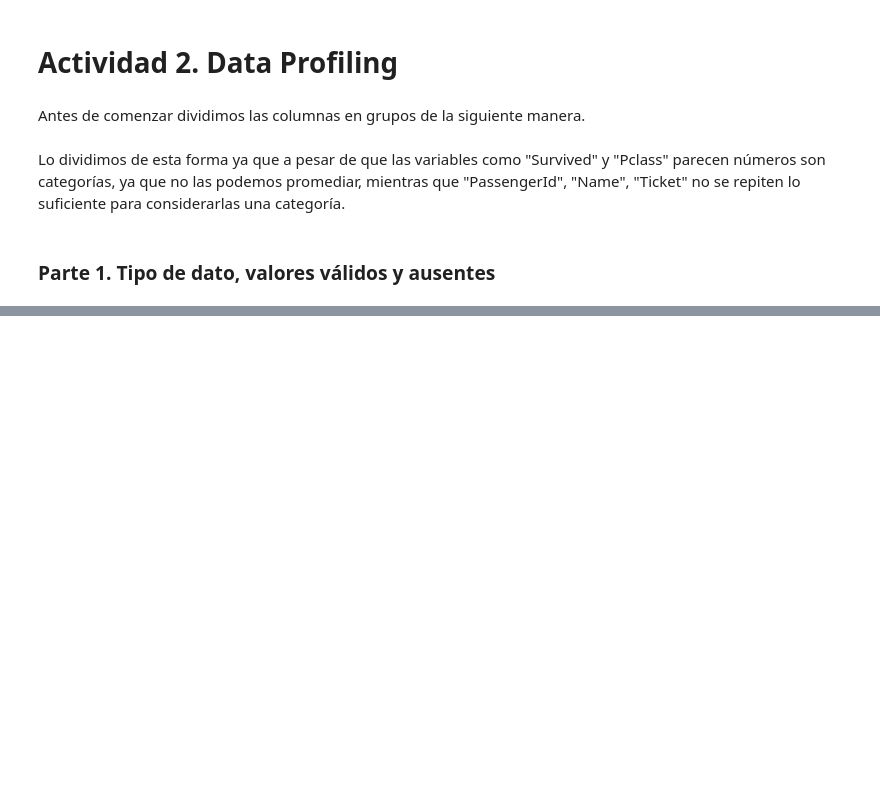
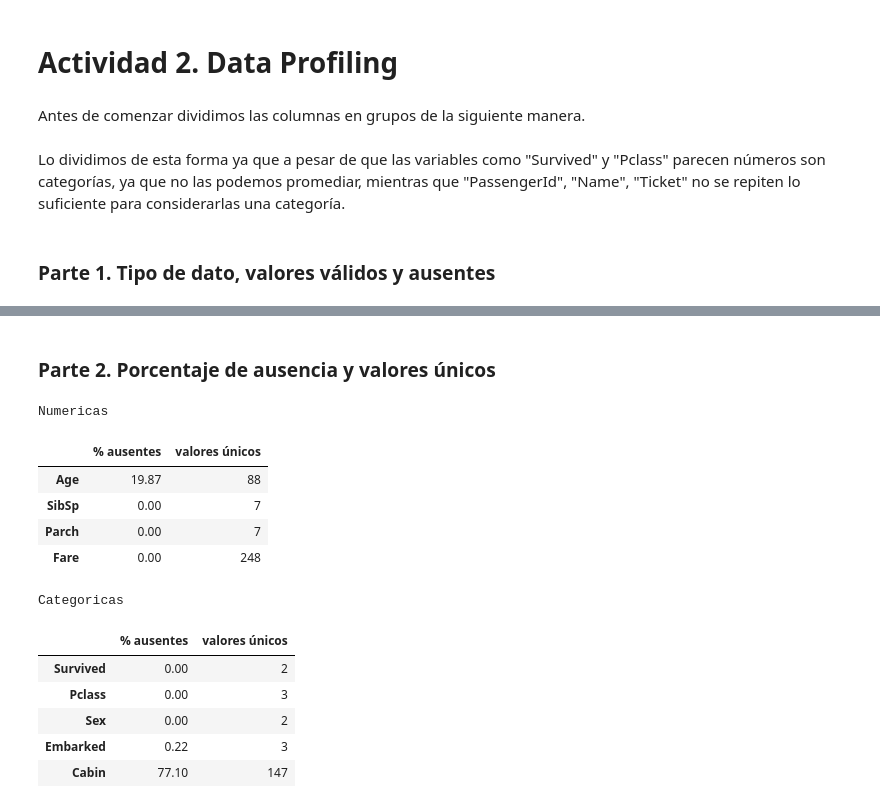
Before and after one commit to FabsRobles/Practica2-IA, a Jupyter notebook: notebook/Titanic_EDA.ipynb, the cells around one changed output, grey strips where cells are left out. Drawn from its saved outputs; the diff is of its cells as text; code cells hidden in the pictures; blank space fills up the shorter version.

```diff
--- a/notebook/Titanic_EDA.ipynb
+++ b/notebook/Titanic_EDA.ipynb
@@ -133,0 +148,31 @@ def validos_ausentes(columnas):
+# %% [markdown]
+### Parte 2. Porcentaje de ausencia y valores únicos
+# %%
+# Volvemos a cargar el dataset original para restaurar la variable 'df'
+df = pd.read_csv("https://raw.githubusercontent.com/FabsRobles/Practica2-IA/refs/heads/main/train.csv")
+
+def ausencia_unicos(columnas):
+  return pd.DataFrame({
+      "% ausentes": (df[columnas].isna().mean()*100).round(2),
+      "valores únicos": df[columnas].nunique()
+  })
+
+print("Numericas")
+display(ausencia_unicos(col_num))
+
+print("Categoricas")
+display(ausencia_unicos(col_cat))
+# %% [output]
+Numericas
+|  | % ausentes | valores únicos |
+| Age | 19.87 | 88 |
+| SibSp | 0.00 | 7 |
+| Parch | 0.00 | 7 |
+| Fare | 0.00 | 248 |
+Categoricas
+|  | % ausentes | valores únicos |
+| Survived | 0.00 | 2 |
+| Pclass | 0.00 | 3 |
+| Sex | 0.00 | 2 |
+| Embarked | 0.22 | 3 |
+| Cabin | 77.10 | 147 |
```
Also changed, not shown: parts of 7 cells of this notebook.
